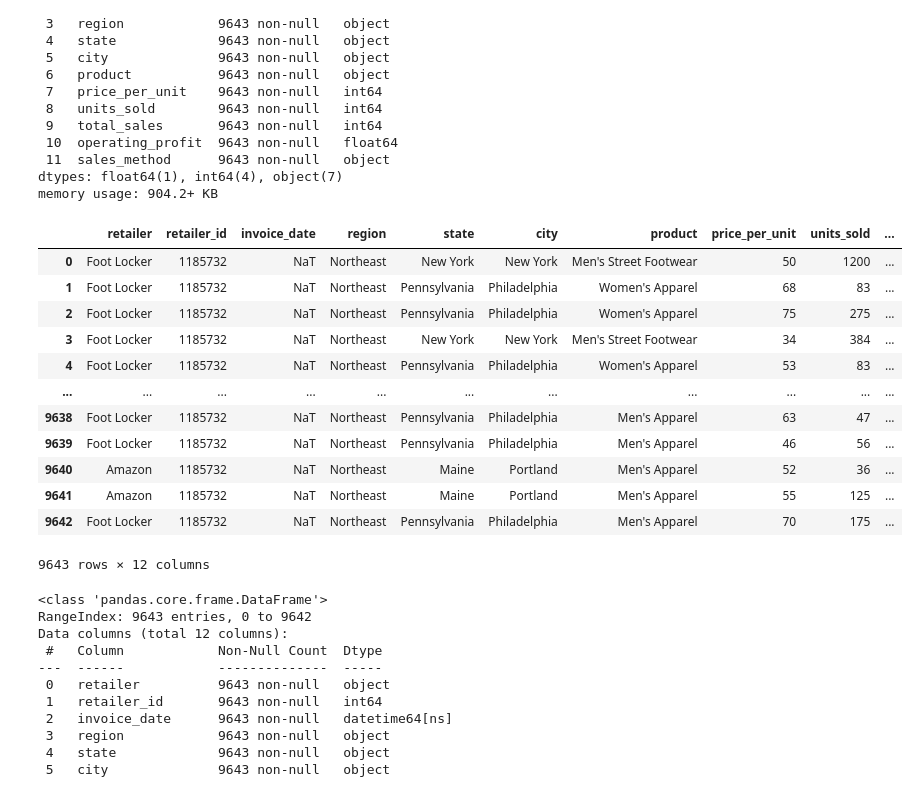
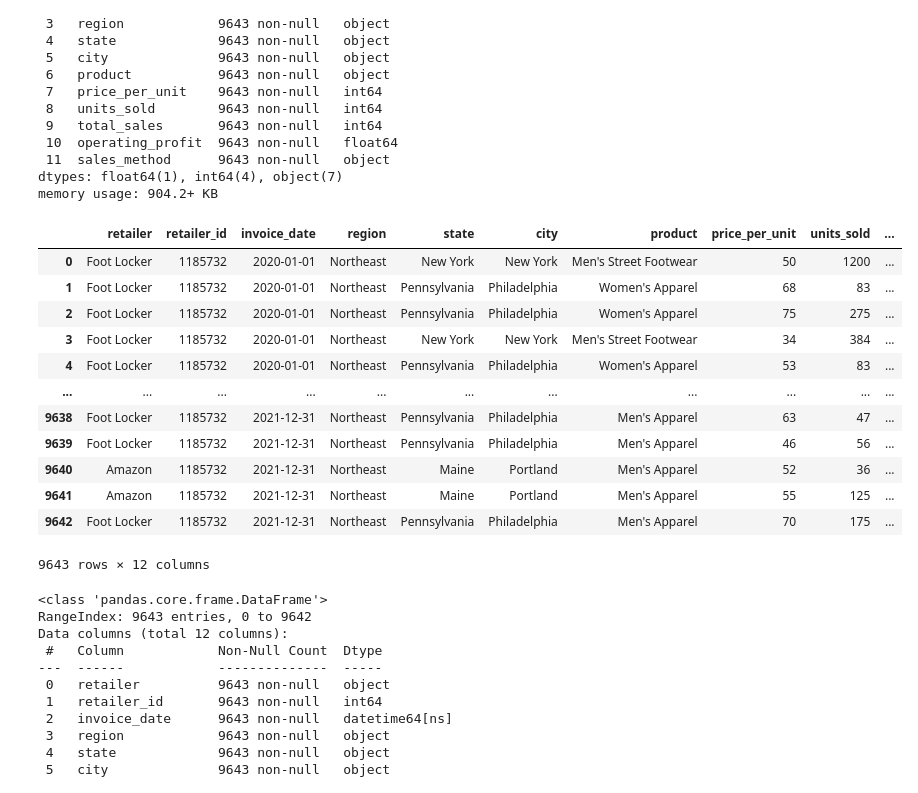
Before and after one commit to BellingLauren/athletic_sales_analysis, a Jupyter notebook: athletic_sales_analysis.ipynb, the cells around one changed output. Saved outputs shown, nothing was run; the diff lists cells and outputs as text; code cells hidden in the pictures.

```diff
--- a/athletic_sales_analysis.ipynb
+++ b/athletic_sales_analysis.ipynb
@@ -156,22 +156,24 @@ memory usage: 904.2+ KB
 # %%
 # Convert the "invoice_date" to a datetime datatype
 combined_data_cols_df['invoice_date'] = pd.to_datetime(
-    combined_data_cols_df['invoice_date'], format='%Y-%m-%d', errors='coerce'
+    combined_data_cols_df['invoice_date'],
+    errors='coerce'
 )
+
 combined_data_cols_df
 # %% [output]
 |  | retailer | retailer_id | invoice_date | region | state | city | product | price_per_unit | units_sold | ... |
-| 0 | Foot Locker | 1185732 | NaT | Northeast | New York | New York | Men's Street Footwear | 50 | 1200 | ... |
-| 1 | Foot Locker | 1185732 | NaT | Northeast | Pennsylvania | Philadelphia | Women's Apparel | 68 | 83 | ... |
-| 2 | Foot Locker | 1185732 | NaT | Northeast | Pennsylvania | Philadelphia | Women's Apparel | 75 | 275 | ... |
-| 3 | Foot Locker | 1185732 | NaT | Northeast | New York | New York | Men's Street Footwear | 34 | 384 | ... |
-| 4 | Foot Locker | 1185732 | NaT | Northeast | Pennsylvania | Philadelphia | Women's Apparel | 53 | 83 | ... |
+| 0 | Foot Locker | 1185732 | 2020-01-01 | Northeast | New York | New York | Men's Street Footwear | 50 | 1200 | ... |
+| 1 | Foot Locker | 1185732 | 2020-01-01 | Northeast | Pennsylvania | Philadelphia | Women's Apparel | 68 | 83 | ... |
+| 2 | Foot Locker | 1185732 | 2020-01-01 | Northeast | Pennsylvania | Philadelphia | Women's Apparel | 75 | 275 | ... |
+| 3 | Foot Locker | 1185732 | 2020-01-01 | Northeast | New York | New York | Men's Street Footwear | 34 | 384 | ... |
+| 4 | Foot Locker | 1185732 | 2020-01-01 | Northeast | Pennsylvania | Philadelphia | Women's Apparel | 53 | 83 | ... |
 | ... | ... | ... | ... | ... | ... | ... | ... | ... | ... | ... |
-| 9638 | Foot Locker | 1185732 | NaT | Northeast | Pennsylvania | Philadelphia | Men's Apparel | 63 | 47 | ... |
-| 9639 | Foot Locker | 1185732 | NaT | Northeast | Pennsylvania | Philadelphia | Men's Apparel | 46 | 56 | ... |
-| 9640 | Amazon | 1185732 | NaT | Northeast | Maine | Portland | Men's Apparel | 52 | 36 | ... |
-| 9641 | Amazon | 1185732 | NaT | Northeast | Maine | Portland | Men's Apparel | 55 | 125 | ... |
-| 9642 | Foot Locker | 1185732 | NaT | Northeast | Pennsylvania | Philadelphia | Men's Apparel | 70 | 175 | ... |
+| 9638 | Foot Locker | 1185732 | 2021-12-31 | Northeast | Pennsylvania | Philadelphia | Men's Apparel | 63 | 47 | ... |
+| 9639 | Foot Locker | 1185732 | 2021-12-31 | Northeast | Pennsylvania | Philadelphia | Men's Apparel | 46 | 56 | ... |
+| 9640 | Amazon | 1185732 | 2021-12-31 | Northeast | Maine | Portland | Men's Apparel | 52 | 36 | ... |
+| 9641 | Amazon | 1185732 | 2021-12-31 | Northeast | Maine | Portland | Men's Apparel | 55 | 125 | ... |
+| 9642 | Foot Locker | 1185732 | 2021-12-31 | Northeast | Pennsylvania | Philadelphia | Men's Apparel | 70 | 175 | ... |
 9643 rows × 12 columns
 # %%
 # Confirm that the "invoice_date" data type has been changed.
```
Also changed, not shown: parts of 3 cells of this notebook.
